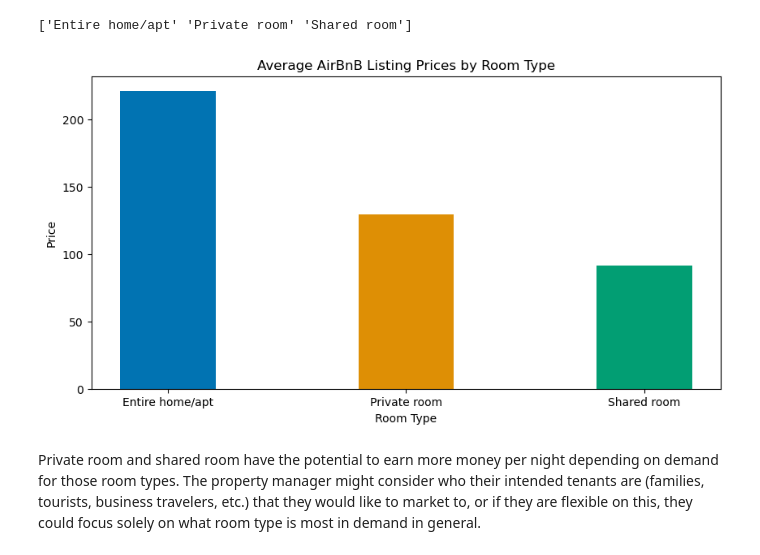
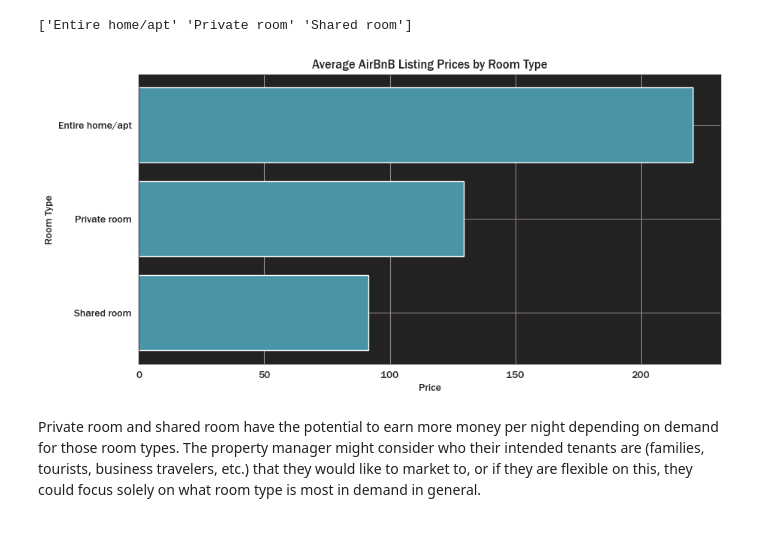
Before and after one commit to ksm5k/NYC-AirBnB-Analysis, a Jupyter notebook: NYC AirBnB Analysis.ipynb, the cells around one changed output. Cells and saved outputs as stored; diff of their text form; code cells hidden in the pictures.

```diff
--- a/NYC AirBnB Analysis.ipynb
+++ b/NYC AirBnB Analysis.ipynb
@@ -177,17 +195,20 @@ Now we use Matplotlib to create our visualization. We will create a bar chart.
 # creating the dataset
 data = {'Bronx': avg_Bronx_price, 'Brooklyn': avg_Brooklyn_price, 'Manhattan': avg_Manhattan_price, 'Queens': avg_Queens_price,
         'Staten Island': avg_Staten_Island_price}
+data = dict(sorted(data.items(), key=lambda item: item[1]))
 neighborhoods = list(data.keys())
 avg_prices = list(data.values())
 
 fig = plt.figure(figsize = (10, 5))
 
 # creating the bar plot
-plt.bar(neighborhoods, avg_prices, color = sns.color_palette("colorblind"),
-        width = 0.4)
+sns.set_style("dark", {"grid.color": "#988686", "axes.grid": True, "axes.facecolor": "#222222", "axes.edgecolor":"#222222", "font.family":"Franklin Gothic Medium"})
 
-plt.xlabel("Neighbourhood")
-plt.ylabel("Price")
-plt.title("Average Nightly AirBnB Rental Price by NYC Borough")
+plt.barh(neighborhoods, avg_prices, color = "#4A94A8")
+plt.grid(axis="y")
+
+plt.xlabel("Price")
+plt.ylabel("Neighborhood")
+plt.title("Average Nightly AirBnB Rental Price by NYC Borough", fontsize=20)
 plt.show()
 # %% [output]
@@ -210,17 +231,20 @@ Then we create another bar chart using Matplotlib.
 # creating the dataset
 data = {'Bronx': count_Bronx_listings, 'Brooklyn': count_Brooklyn_listings, 'Manhattan': count_Manhattan_listings, 'Queens': count_Queens_listings,
         'Staten Island': count_Staten_Island_listings}
+data = dict(sorted(data.items(), key=lambda item: item[1]))
 neighborhoods = list(data.keys())
 listing_counts = list(data.values())
 
 fig = plt.figure(figsize = (10, 5))
 
 # creating the bar plot
-plt.bar(neighborhoods, listing_counts, color=sns.color_palette("colorblind"),
-        width = 0.4)
+sns.set_style("dark", {"grid.color": "#988686", "axes.grid": True, "axes.facecolor": "#222222", "axes.edgecolor":"#222222", "font.family":"Franklin Gothic Medium"})
 
-plt.xlabel("Neighbourhood")
-plt.ylabel("Count")
+# creating the bar plot
+plt.barh(neighborhoods, listing_counts, color = "#4A94A8")
+
+plt.ylabel("Neighbourhood")
+plt.xlabel("Count")
 plt.title("Number of AirBnB Listings in NYC Boroughs")
 plt.show()
 # %% [output]
@@ -252,21 +273,24 @@ avg_Queens_price = df.loc[df['Room Type'] == 'Shared room', 'Price'].mean()
 # %%
 # creating the dataset
 data = {'Entire home/apt': avg_entire_price, 'Private room': avg_Brooklyn_price, 'Shared room': avg_Manhattan_price}
+data = dict(sorted(data.items(), key=lambda item: item[1]))
 room_type = list(data.keys())
 avg_prices = list(data.values())
+
+# creating the bar plot
+sns.set_style("dark", {"grid.color": "#988686", "axes.grid": True, "axes.facecolor": "#222222", "axes.edgecolor":"#222222", "font.family":"Franklin Gothic Medium"})
 
 fig = plt.figure(figsize = (10, 5))
 
 # creating the bar plot
-plt.bar(room_type, avg_prices, color=sns.color_palette("colorblind"),
-        width = 0.4)
+plt.barh(room_type, avg_prices, color = "#4A94A8")
 
-plt.xlabel("Room Type")
-plt.ylabel("Price")
+plt.xlabel("Price")
+plt.ylabel("Room Type")
 plt.title("Average AirBnB Listing Prices by Room Type")
 plt.show()
 # %% [output]
-[figure, old version]
+[figure, new version]
 # %% [markdown]
 Private room and shared room have the potential to earn more money per night depending on demand for those room types. The property manager might consider who their intended tenants are (families, tourists, business travelers, etc.) that they would like to market to, or if they are flexible on this, they could focus solely on what room type is most in demand in general.
 # %% [markdown]
```
Also changed, not shown: parts of 7 cells of this notebook.
